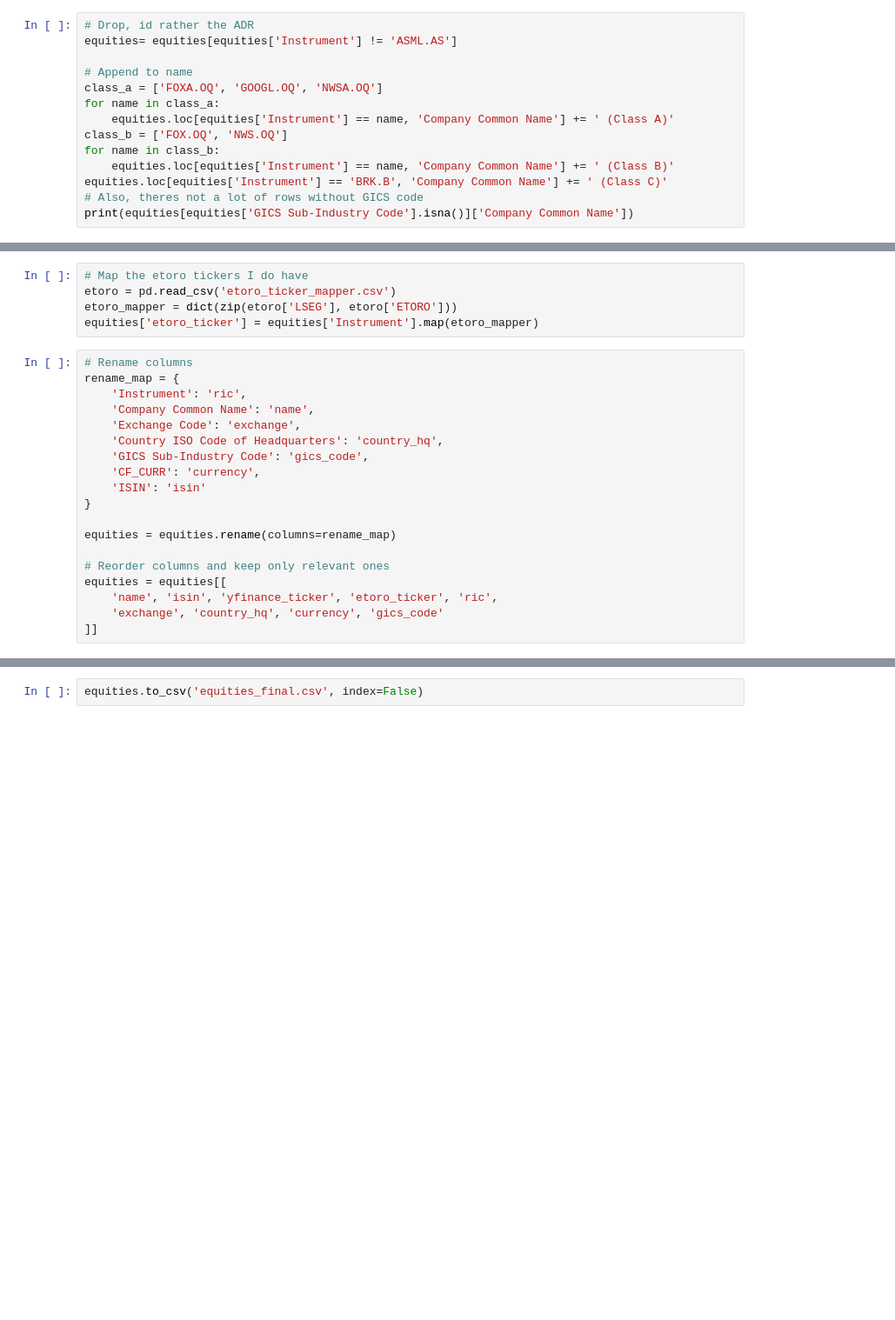
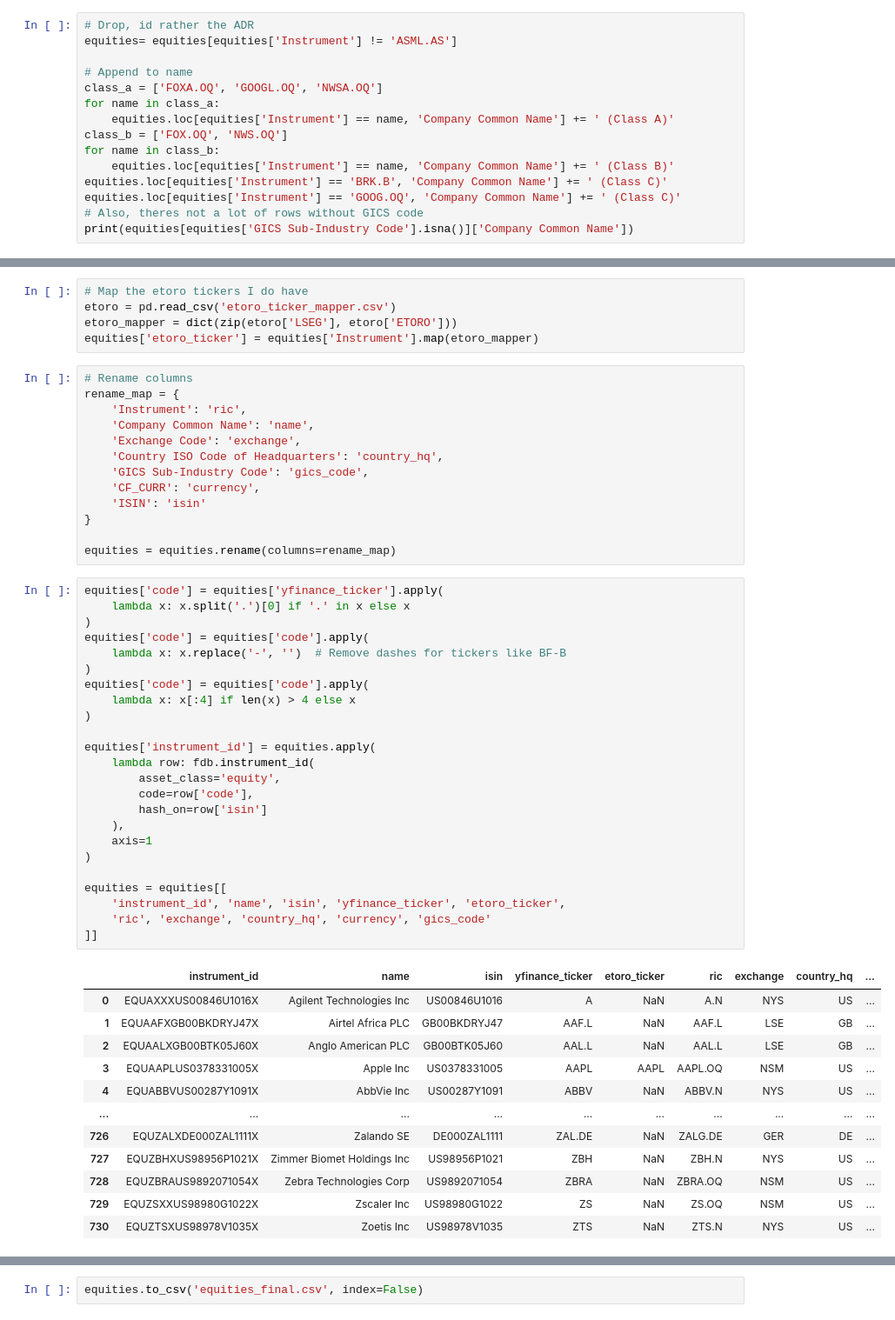
Before and after one commit to McKeev/fin_db, a Jupyter notebook: initial_setup/setup_equities.ipynb, the cells around one changed output, grey strips where cells are left out. Shown at 87% size. Cells and saved outputs as stored; diff of their text form; blank space fills up the shorter version.

Commit message:
Add instrument ID to equities

```diff
--- a/initial_setup/setup_equities.ipynb
+++ b/initial_setup/setup_equities.ipynb
@@ -138,6 +138,7 @@ class_b = ['FOX.OQ', 'NWS.OQ']
 for name in class_b:
     equities.loc[equities['Instrument'] == name, 'Company Common Name'] += ' (Class B)'
 equities.loc[equities['Instrument'] == 'BRK.B', 'Company Common Name'] += ' (Class C)'
+equities.loc[equities['Instrument'] == 'GOOG.OQ', 'Company Common Name'] += ' (Class C)'
 # Also, theres not a lot of rows without GICS code
 print(equities[equities['GICS Sub-Industry Code'].isna()]['Company Common Name'])
 # %% [output]
@@ -701,9 +702,40 @@ rename_map = {
 }
 
 equities = equities.rename(columns=rename_map)
-
-# Reorder columns and keep only relevant ones
-equities = equities[[
-    'name', 'isin', 'yfinance_ticker', 'etoro_ticker', 'ric',
-    'exchange', 'country_hq', 'currency', 'gics_code'
-]]
+# %%
+equities['code'] = equities['yfinance_ticker'].apply(
+    lambda x: x.split('.')[0] if '.' in x else x
+)
+equities['code'] = equities['code'].apply(
+    lambda x: x.replace('-', '')  # Remove dashes for tickers like BF-B
+)
+equities['code'] = equities['code'].apply(
+    lambda x: x[:4] if len(x) > 4 else x
+)
+
+equities['instrument_id'] = equities.apply(
+    lambda row: fdb.instrument_id(
+        asset_class='equity',
+        code=row['code'],
+        hash_on=row['isin']
+    ),
+    axis=1
+)
+
+equities = equities[[
+    'instrument_id', 'name', 'isin', 'yfinance_ticker', 'etoro_ticker',
+    'ric', 'exchange', 'country_hq', 'currency', 'gics_code'
+]]
+# %% [output]
+|  | instrument_id | name | isin | yfinance_ticker | etoro_ticker | ric | exchange | country_hq | ... |
+| 0 | EQUAXXXUS00846U1016X | Agilent Technologies Inc | US00846U1016 | A | NaN | A.N | NYS | US | ... |
+| 1 | EQUAAFXGB00BKDRYJ47X | Airtel Africa PLC | GB00BKDRYJ47 | AAF.L | NaN | AAF.L | LSE | GB | ... |
+| 2 | EQUAALXGB00BTK05J60X | Anglo American PLC | GB00BTK05J60 | AAL.L | NaN | AAL.L | LSE | GB | ... |
+| 3 | EQUAAPLUS0378331005X | Apple Inc | US0378331005 | AAPL | AAPL | AAPL.OQ | NSM | US | ... |
+| 4 | EQUABBVUS00287Y1091X | AbbVie Inc | US00287Y1091 | ABBV | NaN | ABBV.N | NYS | US | ... |
+| ... | ... | ... | ... | ... | ... | ... | ... | ... | ... |
+| 726 | EQUZALXDE000ZAL1111X | Zalando SE | DE000ZAL1111 | ZAL.DE | NaN | ZALG.DE | GER | DE | ... |
+| 727 | EQUZBHXUS98956P1021X | Zimmer Biomet Holdings Inc | US98956P1021 | ZBH | NaN | ZBH.N | NYS | US | ... |
+| 728 | EQUZBRAUS9892071054X | Zebra Technologies Corp | US9892071054 | ZBRA | NaN | ZBRA.OQ | NSM | US | ... |
+| 729 | EQUZSXXUS98980G1022X | Zscaler Inc | US98980G1022 | ZS | NaN | ZS.OQ | NSM | US | ... |
+| 730 | EQUZTSXUS98978V1035X | Zoetis Inc | US98978V1035 | ZTS | NaN | ZTS.N | NYS | US | ... |
```
Also changed, not shown: parts of 1 cell of this notebook, 4 other files.
